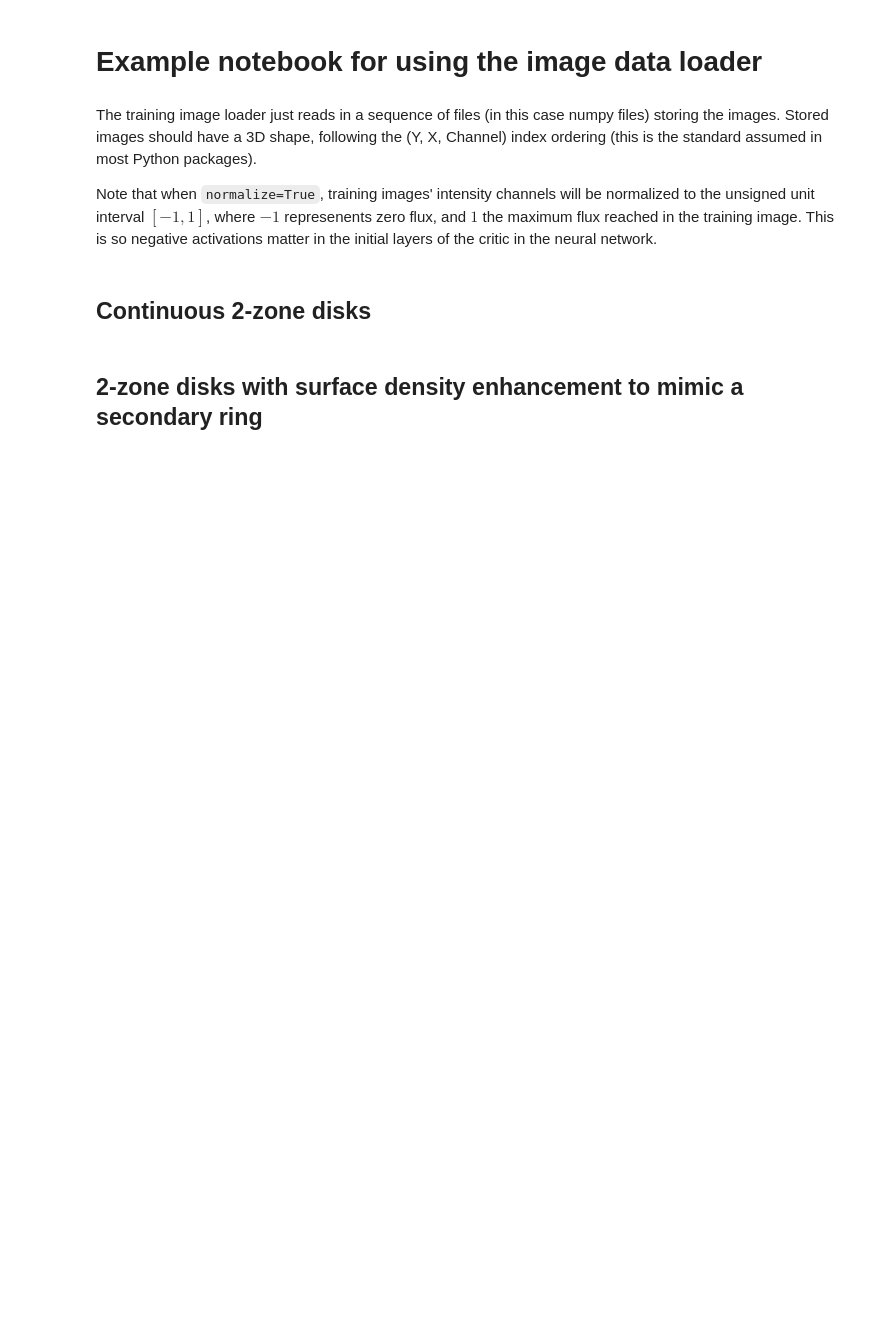
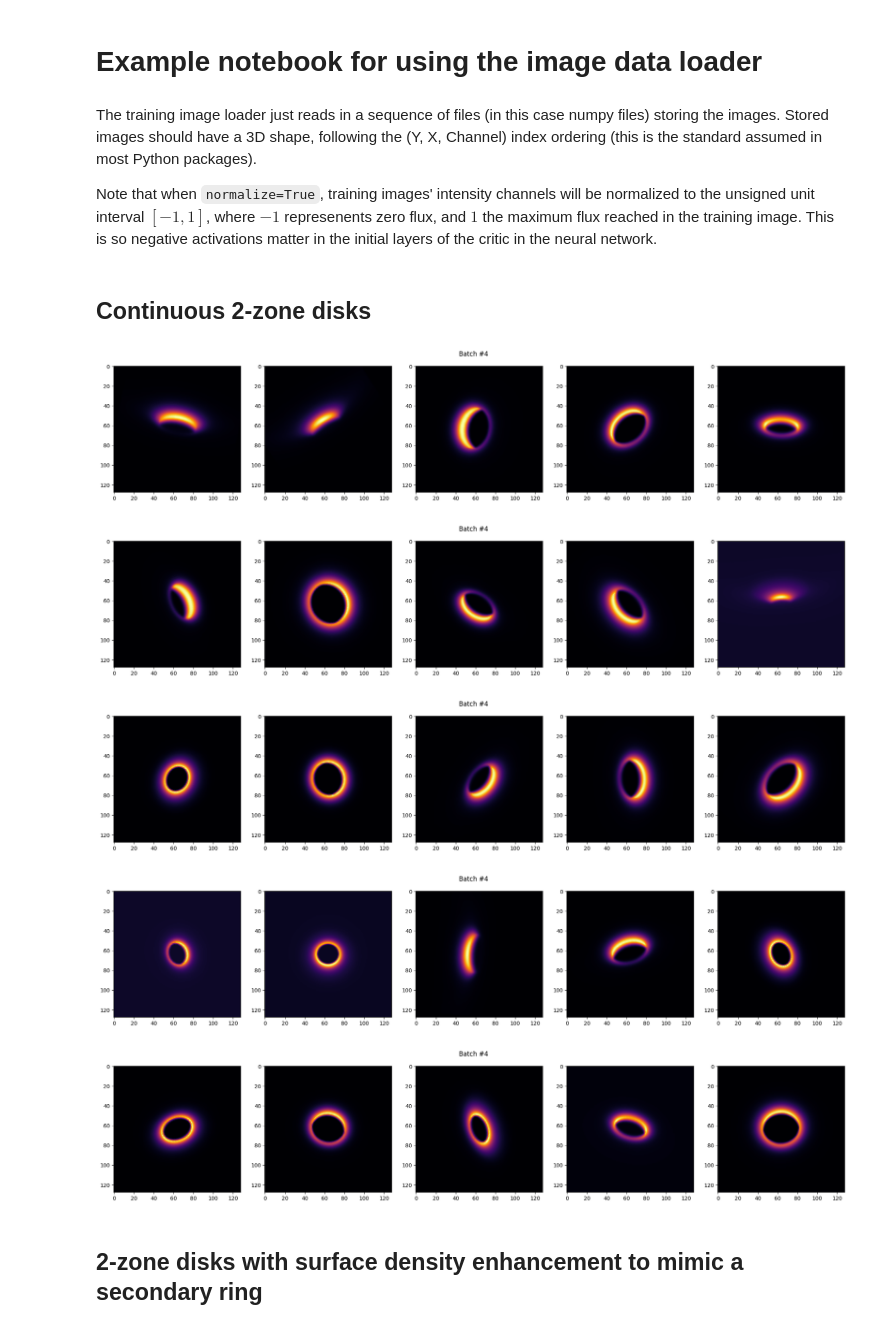
Before and after one commit to DePrinsT/organic, a Jupyter notebook: docs/examples/data_loader.ipynb, the cells around one changed output. Cells and saved outputs as stored; diff of their text form; code cells hidden in the pictures; blank space fills up the shorter version.

```diff
--- a/docs/examples/data_loader.ipynb
+++ b/docs/examples/data_loader.ipynb
@@ -25,34 +25,40 @@ files = sorted(Path(directory).glob("*.npy"))
 
 loader = TrainingImgLoader(
     files,
     batch_size=5,
     normalize=True,
     zoomf=(-0.1, 0.1),
     bkgf=(0.00, 0.10),
     pbkg=0.25,
     blur=0.5,
     rotate=True,
     fliph=True,
     flipv=True,
     read_mode="NUMPY",
     seed=42,
 )
 
 # For a generator function, have to zip (which truncates to the shortest of iterables)
 # with e.g. a range to limit steps.
 nbatch = 5
 img_iter = iter(loader)
 for i in range(nbatch):
     batch = next(img_iter)
     batch_size = batch.shape[0]
     fig, ax = plt.subplots(1, batch_size, figsize=(batch_size * 4, 4))
     for i in range(batch_size):
         ax[i].imshow(
-            batch[i, 0, :, :], cmap="hot", vmin=-1, vmax=jnp.max(batch[i, 0, :, :])
+            batch[i, 0, :, :], cmap="inferno", vmin=-1, vmax=jnp.max(batch[i, 0, :, :])
         )
     fig.suptitle(f"Batch #{i}")
     plt.tight_layout()
     plt.show()
+# %% [output]
+[figure, added]
+[figure, added]
+[figure, added]
+[figure, added]
+[figure, added]
 # %% [markdown]
 ## 2-zone disks with surface density enhancement to mimic a secondary ring
 # %%
```
Also changed, not shown: parts of 2 cells of this notebook, 3 other files.
